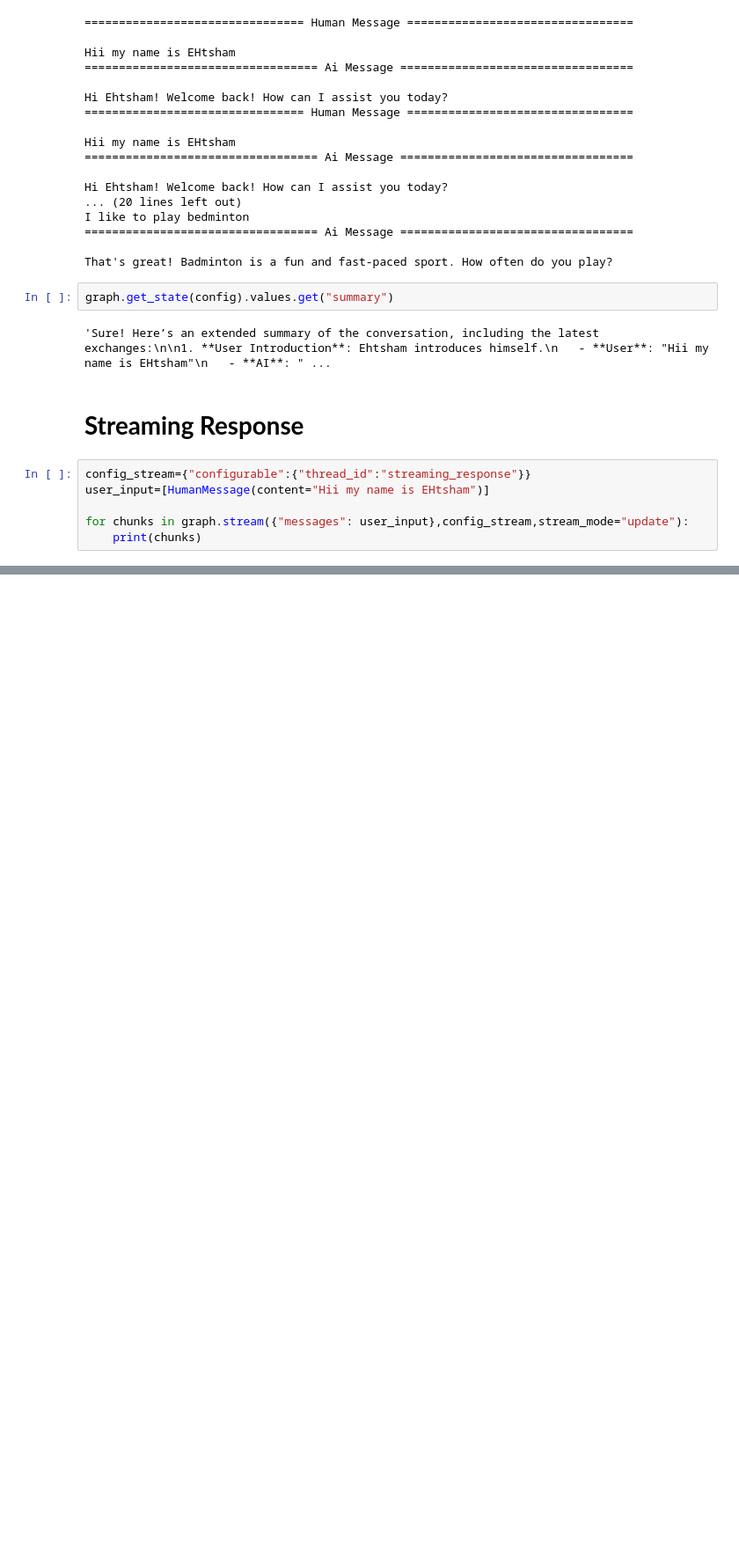
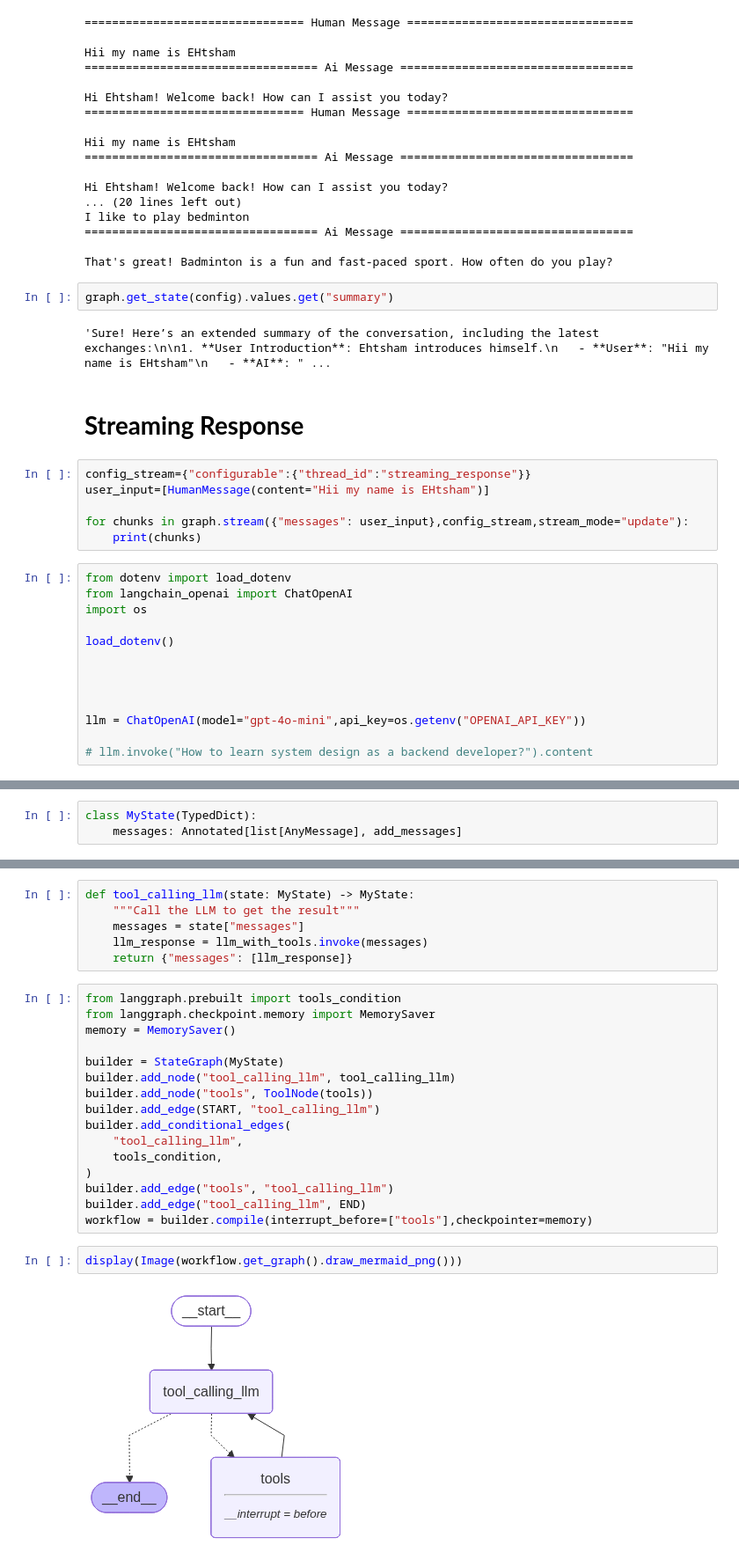
Before and after one commit to MrEhtsham0/mcp-demo, a Jupyter notebook: app/notebooks/langgraph_course.ipynb, the cells around one changed output, grey strips where cells are left out. Shown: that part at 88% size. Cells and saved outputs as stored; diff of their text form; blank space fills up the shorter version.

```diff
--- a/app/notebooks/langgraph_course.ipynb
+++ b/app/notebooks/langgraph_course.ipynb
@@ -349,3 +349,16 @@ user_input=[HumanMessage(content="Hii my name is EHtsham")]
 
 for chunks in graph.stream({"messages": user_input},config_stream,stream_mode="update"):
     print(chunks)
+# %%
+from dotenv import load_dotenv
+from langchain_openai import ChatOpenAI
+import os
+
+load_dotenv()
+
+
+
+
+llm = ChatOpenAI(model="gpt-4o-mini",api_key=os.getenv("OPENAI_API_KEY"))
+
+# llm.invoke("How to learn system design as a backend developer?").content
@@ -351,0 +379,3 @@ for chunks in graph.stream({"messages": user_input},config_stream,stream_mode="u
+# %%
+class MyState(TypedDict):
+    messages: Annotated[list[AnyMessage], add_messages]
@@ -351,0 +492,26 @@ for chunks in graph.stream({"messages": user_input},config_stream,stream_mode="u
+# %%
+def tool_calling_llm(state: MyState) -> MyState:
+    """Call the LLM to get the result"""
+    messages = state["messages"]
+    llm_response = llm_with_tools.invoke(messages)
+    return {"messages": [llm_response]}
+# %%
+from langgraph.prebuilt import tools_condition
+from langgraph.checkpoint.memory import MemorySaver
+memory = MemorySaver()
+
+builder = StateGraph(MyState)
+builder.add_node("tool_calling_llm", tool_calling_llm)
+builder.add_node("tools", ToolNode(tools))
+builder.add_edge(START, "tool_calling_llm")
+builder.add_conditional_edges(
+    "tool_calling_llm",
+    tools_condition,
+)
+builder.add_edge("tools", "tool_calling_llm")
+builder.add_edge("tool_calling_llm", END)
+workflow = builder.compile(interrupt_before=["tools"],checkpointer=memory)
+# %%
+display(Image(workflow.get_graph().draw_mermaid_png()))
+# %% [output]
+[figure, added]
```
Also changed, not shown: parts of 65 cells of this notebook, 11 other files.
